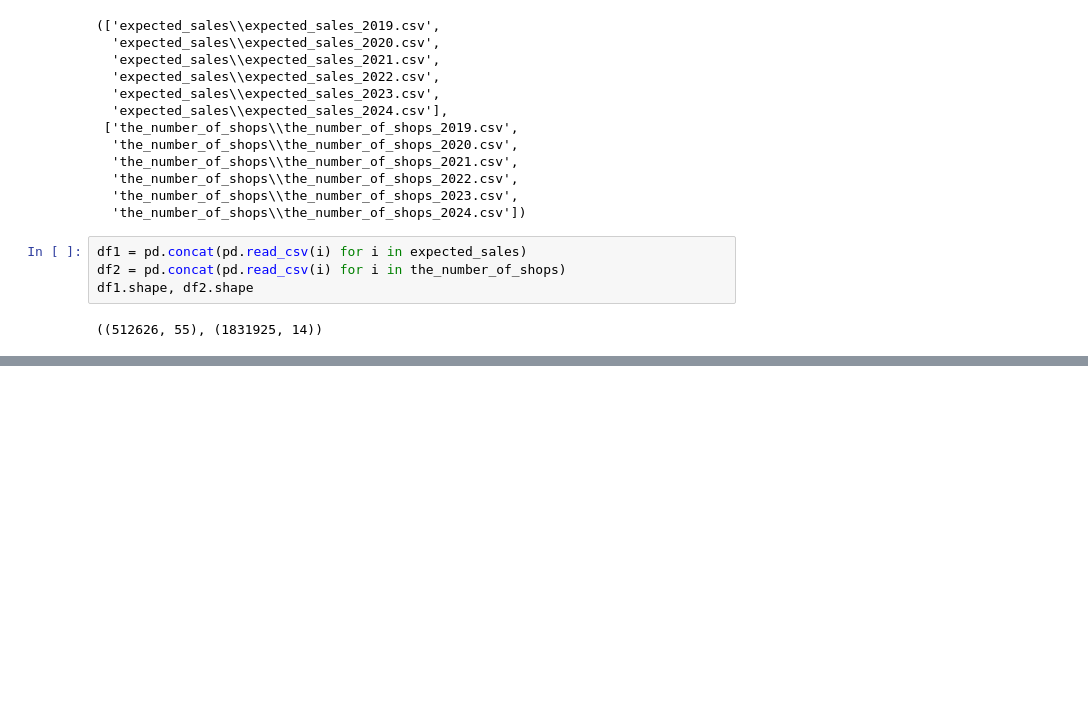
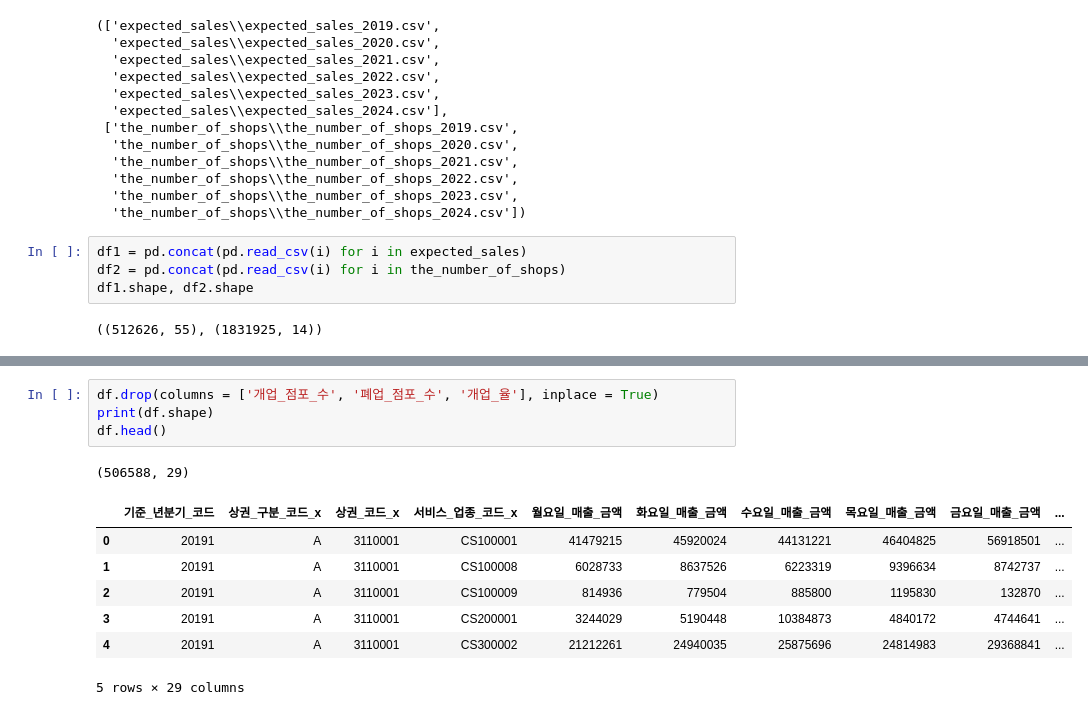
Before and after one commit to SKNETWORKS-FAMILY-AICAMP/SKN13-2nd-4TEAM, a Jupyter notebook: data/eda_and_preprocessing.ipynb, the cells around one changed output, grey strips where cells are left out. Drawn from its saved outputs; the diff is of its cells as text; blank space fills up the shorter version.

```diff
--- a/data/eda_and_preprocessing.ipynb
+++ b/data/eda_and_preprocessing.ipynb
@@ -79,3 +85,16 @@ df.head(20)
 | 18 | 20191 | A | 3110004 | CS100001 | 15408028 | 29252835 | 41626703 | 29875849 | 55129245 | ... |
 | 19 | 20191 | A | 3110004 | CS200028 | 6710345 | 1974880 | 2834910 | 2633173 | 3057880 | ... |
 20 rows × 32 columns
+# %%
+df.drop(columns = ['개업_점포_수', '폐업_점포_수', '개업_율'], inplace = True)
+print(df.shape)
+df.head()
+# %% [output]
+(506588, 29)
+|  | 기준_년분기_코드 | 상권_구분_코드_x | 상권_코드_x | 서비스_업종_코드_x | 월요일_매출_금액 | 화요일_매출_금액 | 수요일_매출_금액 | 목요일_매출_금액 | 금요일_매출_금액 | ... |
+| 0 | 20191 | A | 3110001 | CS100001 | 41479215 | 45920024 | 44131221 | 46404825 | 56918501 | ... |
+| 1 | 20191 | A | 3110001 | CS100008 | 6028733 | 8637526 | 6223319 | 9396634 | 8742737 | ... |
+| 2 | 20191 | A | 3110001 | CS100009 | 814936 | 779504 | 885800 | 1195830 | 132870 | ... |
+| 3 | 20191 | A | 3110001 | CS200001 | 3244029 | 5190448 | 10384873 | 4840172 | 4744641 | ... |
+| 4 | 20191 | A | 3110001 | CS300002 | 21212261 | 24940035 | 25875696 | 24814983 | 29368841 | ... |
+5 rows × 29 columns
```
Also changed, not shown: parts of 27 cells of this notebook.
